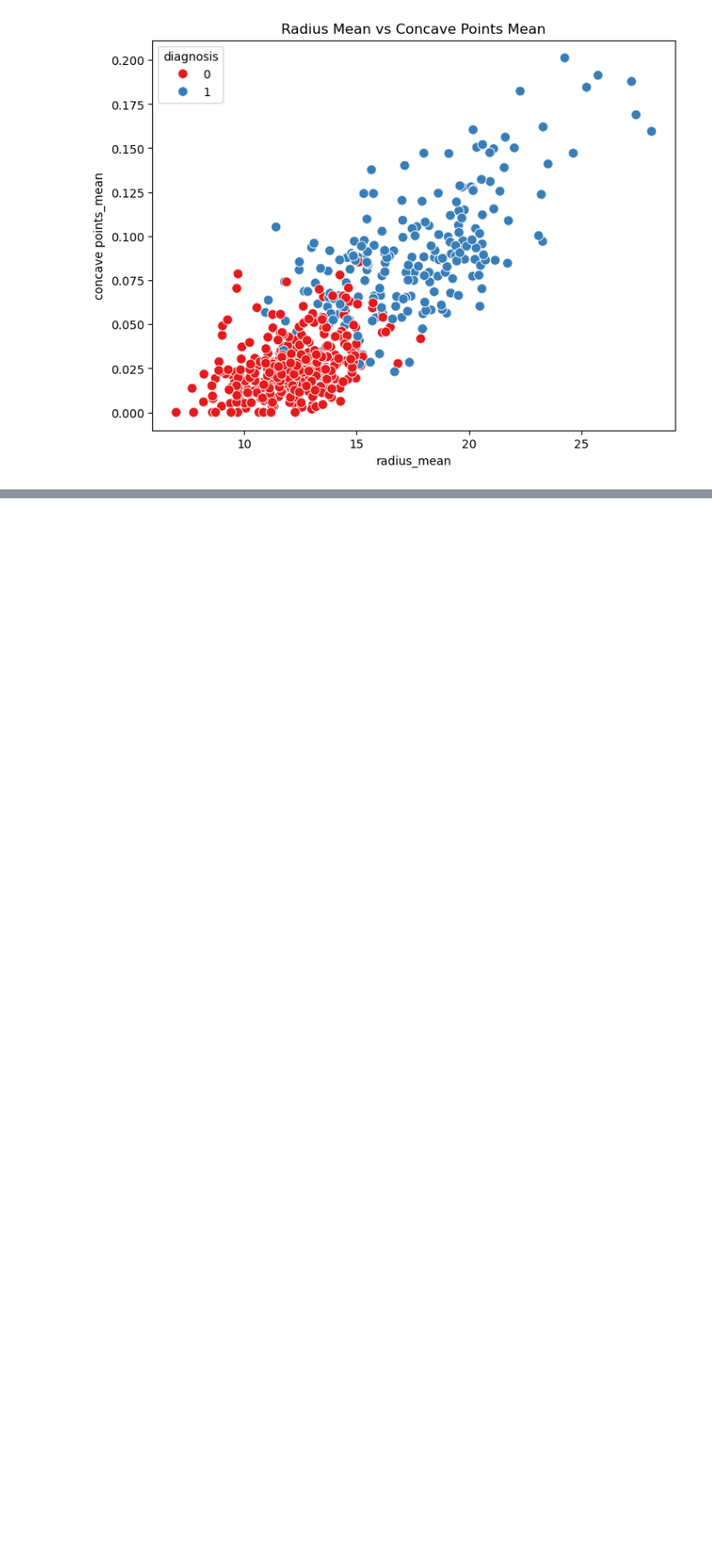
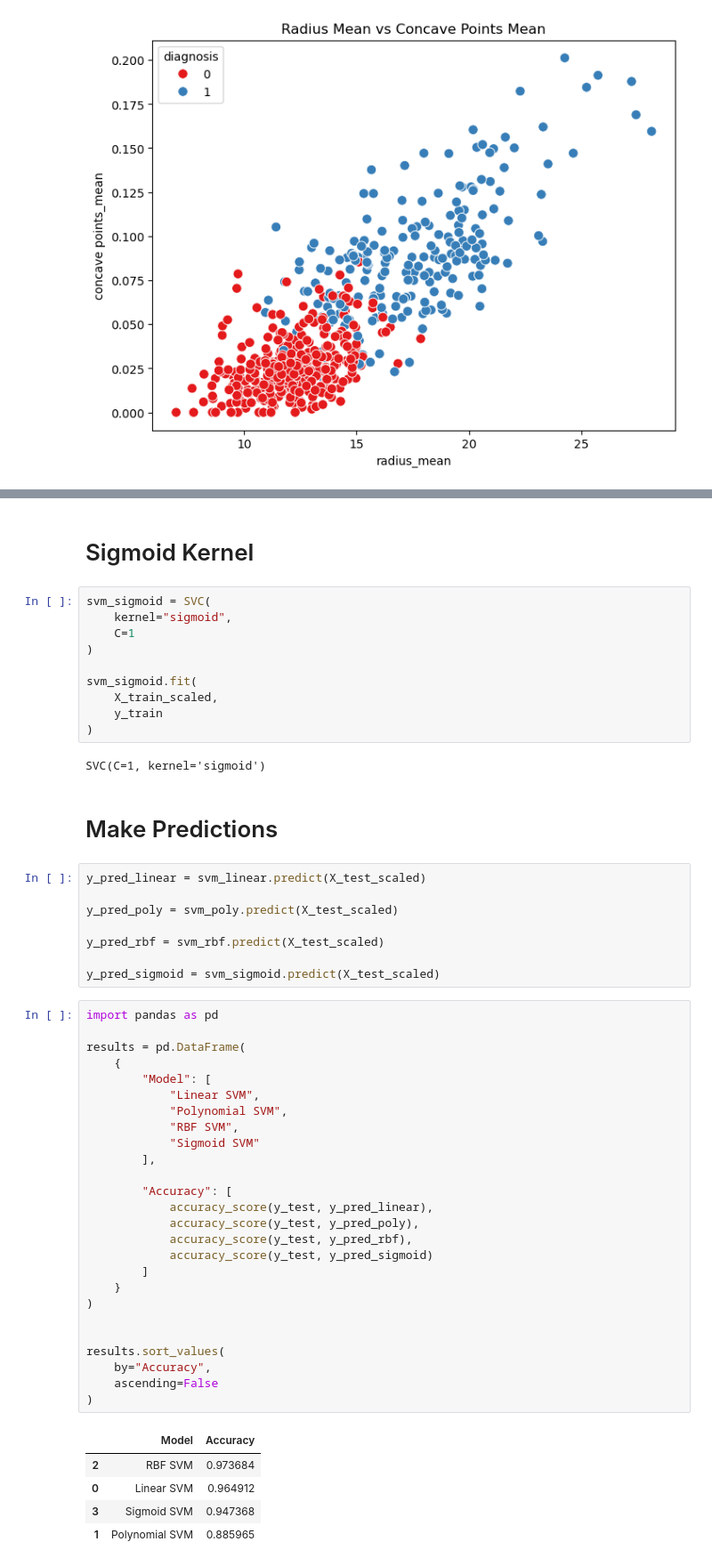
Before and after one commit to MahebobeFayyaz/3.-Support-Vector-Machine, a Jupyter notebook: SVM - Breast Cancer Classification.ipynb, the cells around one changed output, grey strips where cells are left out. Shown at 89% size. Drawn from its saved outputs; the diff is of its cells as text; blank space fills up the shorter version.

```diff
--- a/SVM - Breast Cancer Classification.ipynb
+++ b/SVM - Breast Cancer Classification.ipynb
@@ -110,0 +448,56 @@ plt.show()
+# %% [markdown]
+# Sigmoid Kernel
+# %%
+svm_sigmoid = SVC(
+    kernel="sigmoid",
+    C=1
+)
+
+svm_sigmoid.fit(
+    X_train_scaled,
+    y_train
+)
+# %% [output]
+SVC(C=1, kernel='sigmoid')
+# %% [markdown]
+# Make Predictions
+# %%
+y_pred_linear = svm_linear.predict(X_test_scaled)
+
+y_pred_poly = svm_poly.predict(X_test_scaled)
+
+y_pred_rbf = svm_rbf.predict(X_test_scaled)
+
+y_pred_sigmoid = svm_sigmoid.predict(X_test_scaled)
+# %%
+import pandas as pd
+
+results = pd.DataFrame(
+    {
+        "Model": [
+            "Linear SVM",
+            "Polynomial SVM",
+            "RBF SVM",
+            "Sigmoid SVM"
+        ],
+
+        "Accuracy": [
+            accuracy_score(y_test, y_pred_linear),
+            accuracy_score(y_test, y_pred_poly),
+            accuracy_score(y_test, y_pred_rbf),
+            accuracy_score(y_test, y_pred_sigmoid)
+        ]
+    }
+)
+
+
+results.sort_values(
+    by="Accuracy",
+    ascending=False
+)
+# %% [output]
+|  | Model | Accuracy |
+| 2 | RBF SVM | 0.973684 |
+| 0 | Linear SVM | 0.964912 |
+| 3 | Sigmoid SVM | 0.947368 |
+| 1 | Polynomial SVM | 0.885965 |
```
Also changed, not shown: parts of 45 cells of this notebook, 1 other file.
